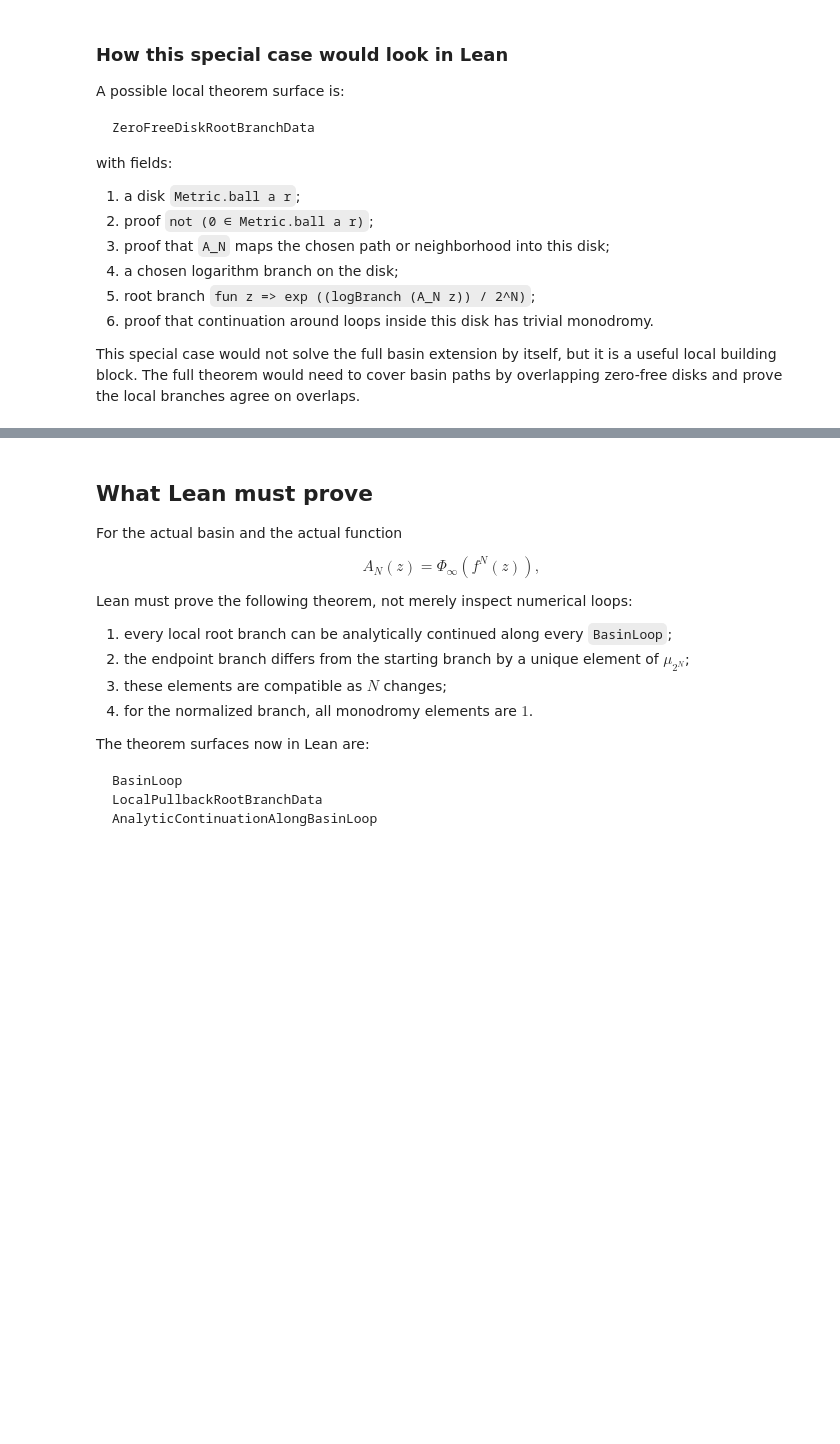
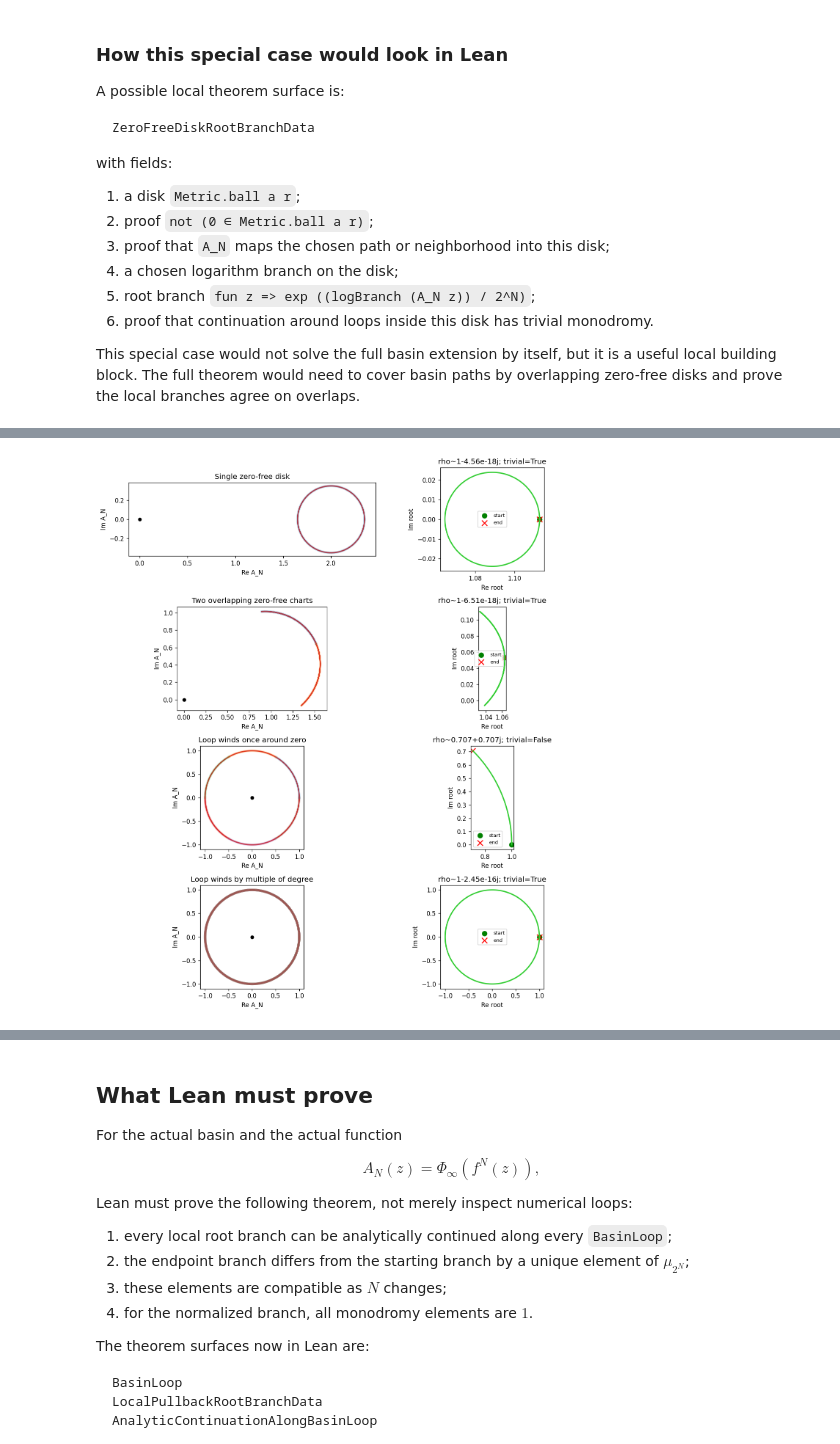
Before and after one commit to kirill-kondrashov/mlc, a Jupyter notebook: notebooks/plan08_missing_monodromy_theorem.ipynb, the cells around one changed output, grey strips where cells are left out. Saved outputs shown, nothing was run; the diff lists cells and outputs as text; code cells hidden in the pictures; blank space fills up the shorter version.

```diff
--- a/notebooks/plan08_missing_monodromy_theorem.ipynb
+++ b/notebooks/plan08_missing_monodromy_theorem.ipynb
@@ -300,0 +468,84 @@ This special case would not solve the full basin extension by itself, but it is
+# %%
+# Four examples for the proof template.
+examples = [
+    {
+        'name': 'Single zero-free disk',
+        'description': 'One chart covers the loop; no overlap monodromy.',
+        'winding': 0,
+        'degree': 8,
+        'charts': 1,
+    },
+    {
+        'name': 'Two overlapping zero-free charts',
+        'description': 'Several charts, but total overlap multiplier is 1.',
+        'winding': 0,
+        'degree': 8,
+        'charts': 2,
+    },
+    {
+        'name': 'Loop winds once around zero',
+        'description': 'Local charts exist, but overlap product is nontrivial.',
+        'winding': 1,
+        'degree': 8,
+        'charts': 6,
+    },
+    {
+        'name': 'Loop winds by multiple of degree',
+        'description': 'Nonzero winding but monodromy is trivial modulo degree.',
+        'winding': 8,
+        'degree': 8,
+        'charts': 6,
+    },
+]
+
+fig, axes = plt.subplots(len(examples), 2, figsize=(12, 3.2*len(examples)))
+for row, ex in enumerate(examples):
+    degree = ex['degree']
+    winding = ex['winding']
+    t = np.linspace(0, 2*np.pi, 600)
+    if winding == 0 and ex['charts'] == 1:
+        A = 2 + 0.35*np.exp(1j*t)
+    elif winding == 0:
+        A = 1.5*np.exp(1j*(0.4 + 0.45*np.sin(t))) * (1 + 0.10*np.cos(2*t))
+    else:
+        A = np.exp(1j*winding*t)
+    root = continued_root(A, degree)
+    rho = root[-1] / root[0]
+    trivial = abs(rho - 1) < 1e-8
+
+    ax = axes[row, 0]
+    ax.plot(A.real, A.imag, color='tab:red', linewidth=2)
+    ax.scatter([0], [0], color='black', s=25)
+    ax.set_aspect('equal', adjustable='box')
+    ax.set_title(ex['name'])
+    ax.set_xlabel('Re A_N')
+    ax.set_ylabel('Im A_N')
+
+    # Draw chart boundaries as colored arcs/points for the story.
+    cut_indices = np.linspace(0, len(A)-1, ex['charts']+1, dtype=int)
+    for j in range(ex['charts']):
+        segment = A[cut_indices[j]:cut_indices[j+1]+1]
+        ax.plot(segment.real, segment.imag, linewidth=4, alpha=0.25)
+
+    ax = axes[row, 1]
+    ax.plot(root.real, root.imag, color='limegreen', linewidth=2)
+    ax.scatter([root[0].real], [root[0].imag], color='green', s=60, label='start')
+    ax.scatter([root[-1].real], [root[-1].imag], color='red', marker='x', s=80, label='end')
+    ax.set_aspect('equal', adjustable='box')
+    ax.set_title(f'rho~{rho:.3g}; trivial={trivial}')
+    ax.set_xlabel('Re root')
+    ax.set_ylabel('Im root')
+    ax.legend(fontsize=8)
+
+fig.tight_layout()
+plt.show()
+
+print('Template summary')
+for ex in examples:
+    degree = ex['degree']
+    winding = ex['winding']
+    rho = cmath.exp(2j * math.pi * winding / degree)
+    print(f"{ex['name']}: charts={ex['charts']}, winding={winding}, degree={degree}, rho={rho:.4g}, trivial={abs(rho-1)<1e-8}")
+    print('  ', ex['description'])
+# %% [output]
+[figure, added]
```
Also changed, not shown: parts of 7 cells of this notebook.
